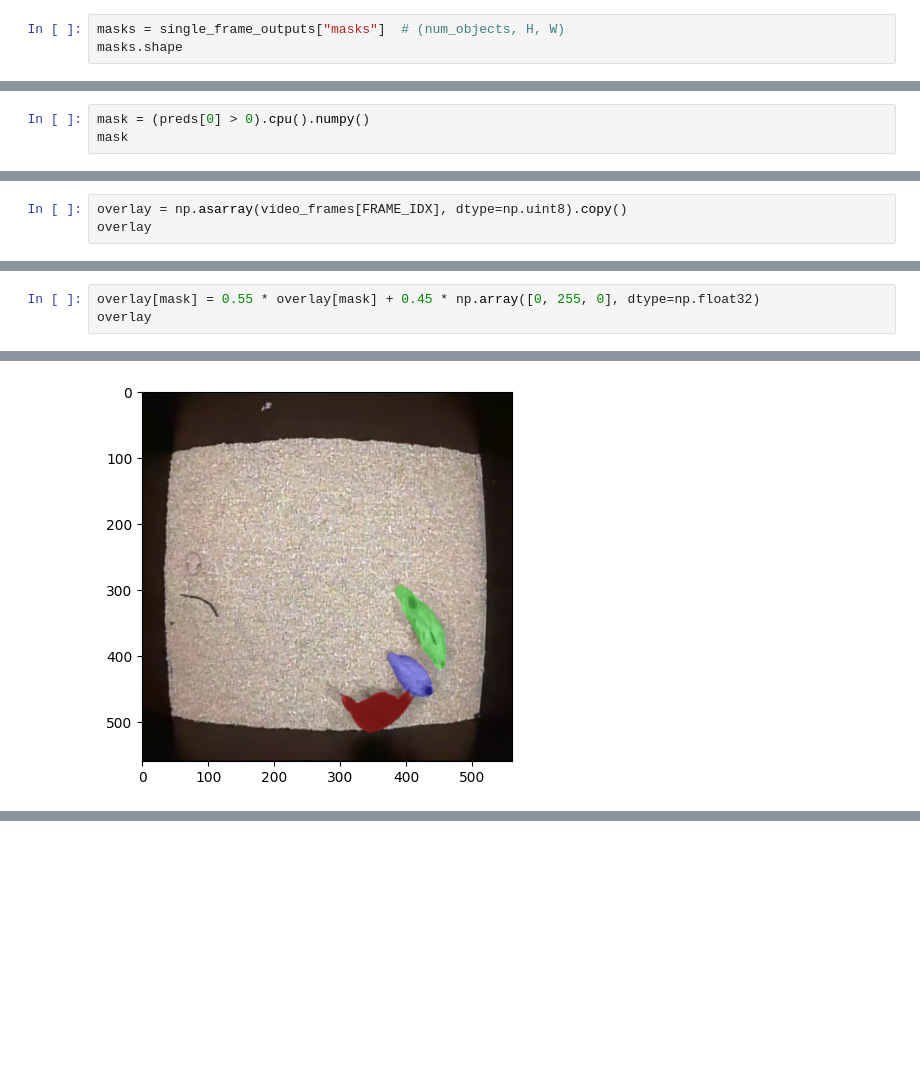
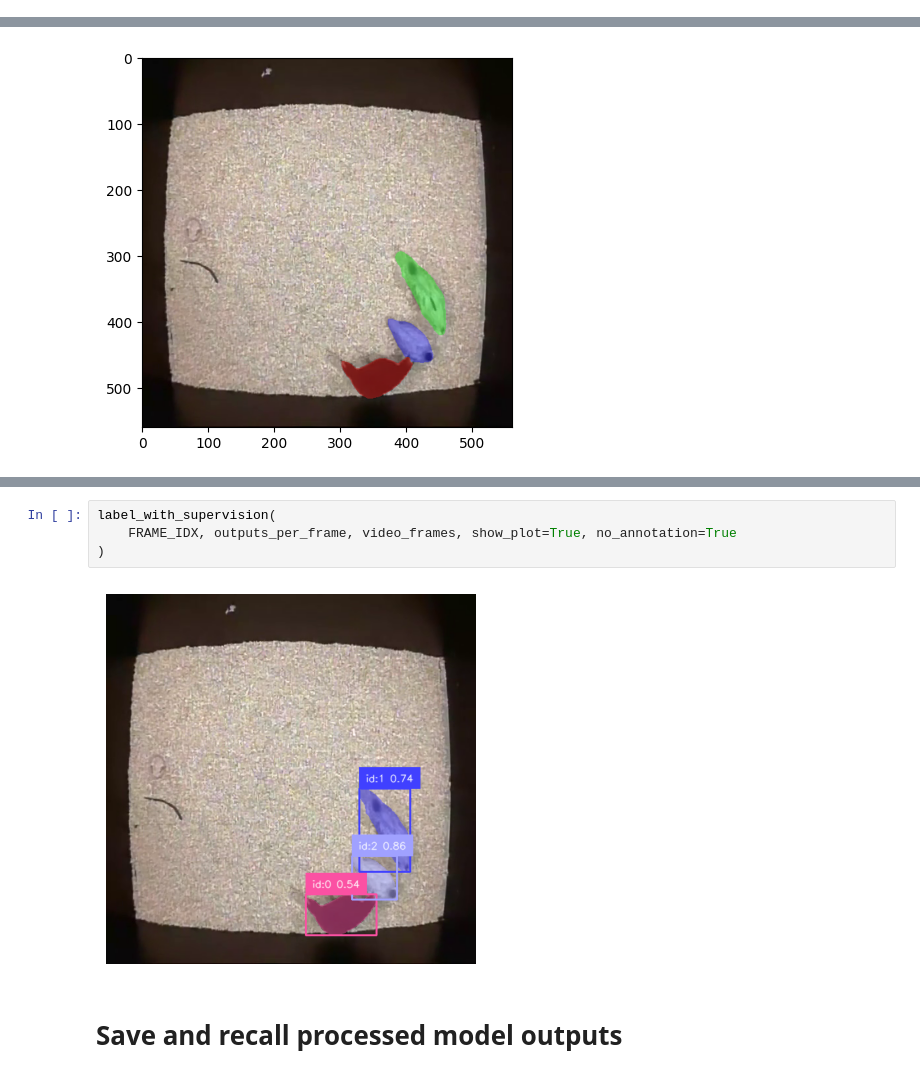
Before and after one commit to sbhattlab/PlayClassCV4Animals, a Jupyter notebook: notebook/SAM3-hf-demo.ipynb, the cells around one changed output, grey strips where cells are left out. Cells and saved outputs as stored; diff of their text form; blank space fills up the shorter version.

Commit message:
Added simple visualisation and process model output persistant storage strategies

```diff
--- a/notebook/SAM3-hf-demo.ipynb
+++ b/notebook/SAM3-hf-demo.ipynb
@@ -189,3 +191,0 @@ torch.Size([3, 560, 560])
-# %%
-masks = single_frame_outputs["masks"]  # (num_objects, H, W)
-masks.shape
@@ -215,3 +191,0 @@ tensor([[[False, False, False,  ..., False, False, False],
-# %%
-mask = (preds[0] > 0).cpu().numpy()
-mask
@@ -226,3 +191,0 @@ array([[False, False, False, ..., False, False, False],
-# %%
-overlay = np.asarray(video_frames[FRAME_IDX], dtype=np.uint8).copy()
-overlay
@@ -247,3 +191,0 @@ array([[[ 8,  8,  8],
-# %%
-overlay[mask] = 0.55 * overlay[mask] + 0.45 * np.array([0, 255, 0], dtype=np.float32)
-overlay
@@ -365,0 +382,8 @@ plt.imshow(annotated)
+# %%
+label_with_supervision(
+    FRAME_IDX, outputs_per_frame, video_frames, show_plot=True, no_annotation=True
+)
+# %% [output]
+[figure, added]
+# %% [markdown]
+# Save and recall processed model outputs
```
Also changed, not shown: parts of 18 cells of this notebook.
